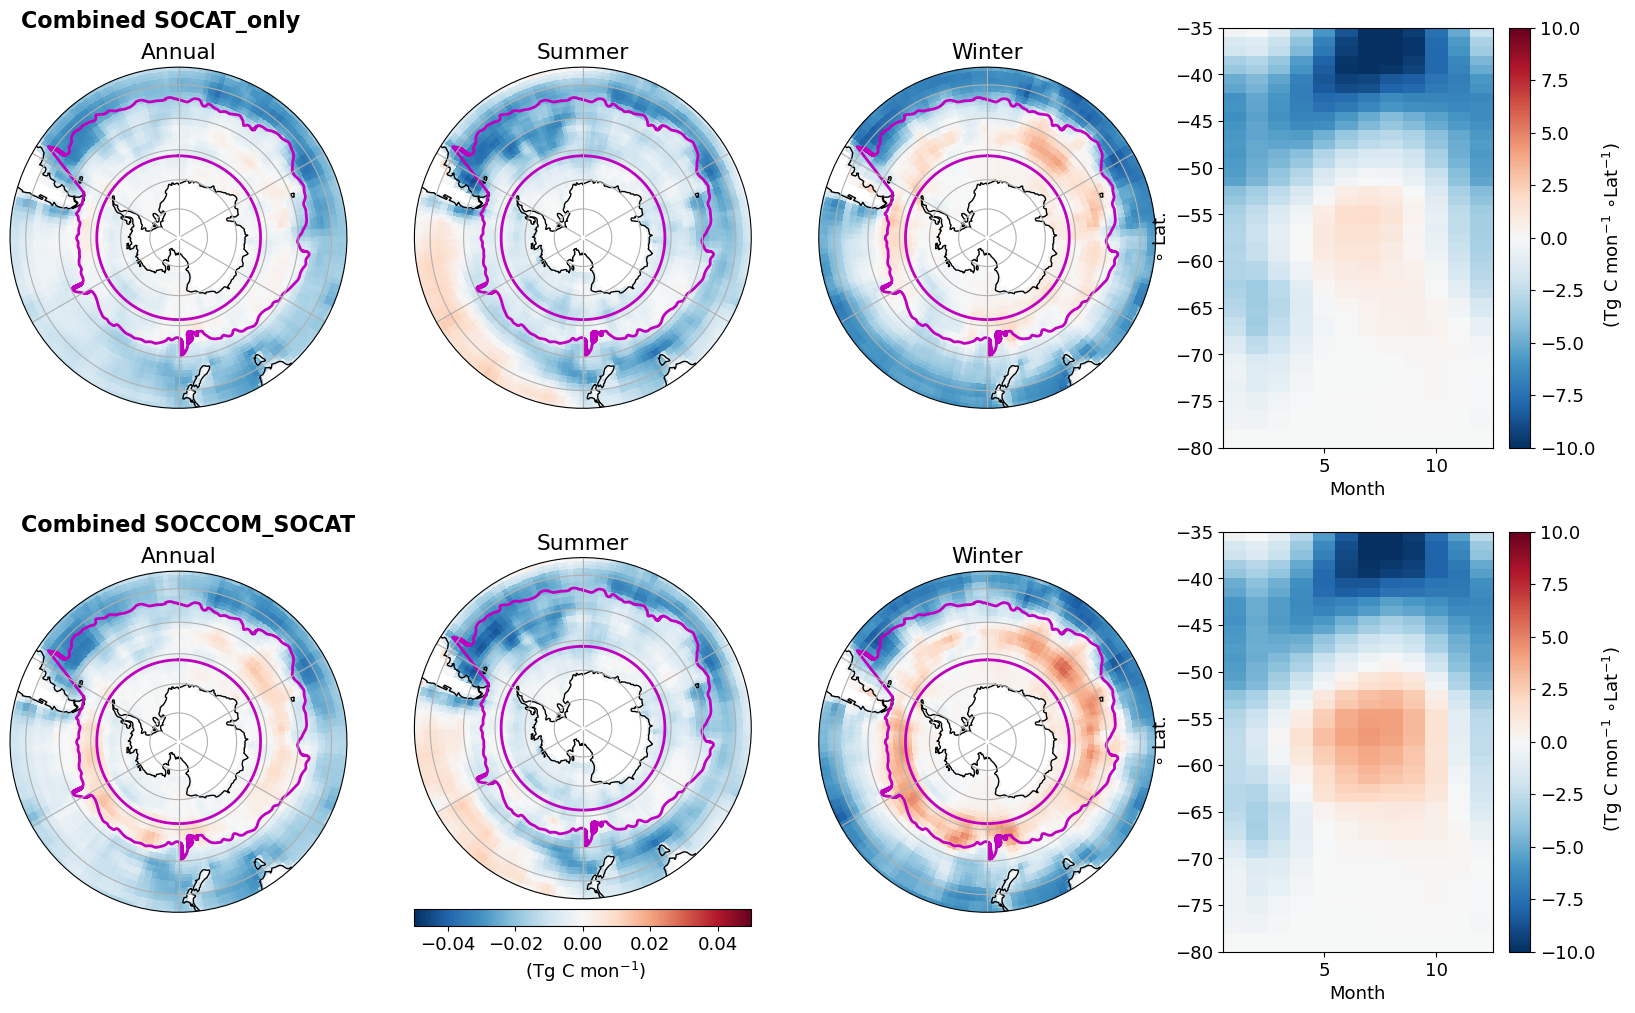
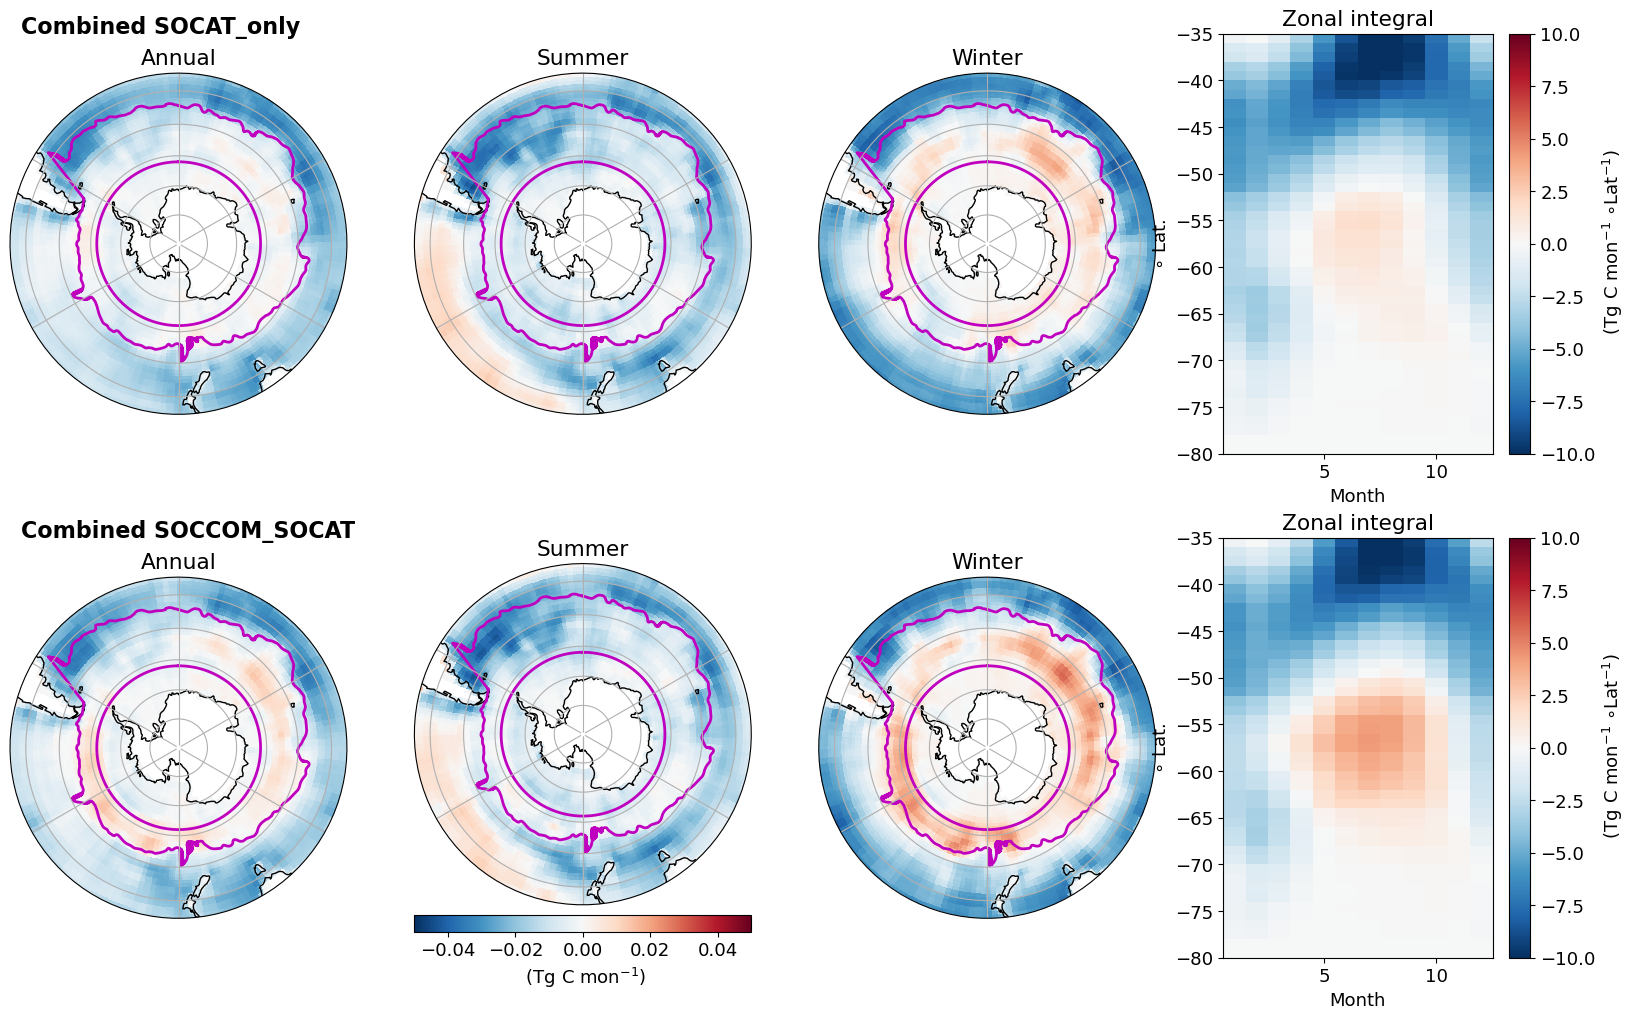
Code edit (unified diff) that turned the first committed figure into the second:
--- before
+++ after
@@ -70,4 +70,5 @@
     ax.set_ylabel('$\circ$ Lat.')
     ax.set_xlabel('Month')
+    ax.set_title('Zonal integral')
     ax.annotate('Combined ' + run_name, xy=(-53, -35), annotation_clip=False, fontsize=16, fontweight='bold')
 plt.tight_layout()

Commit: work on figures, cumulative CO2 fluxes